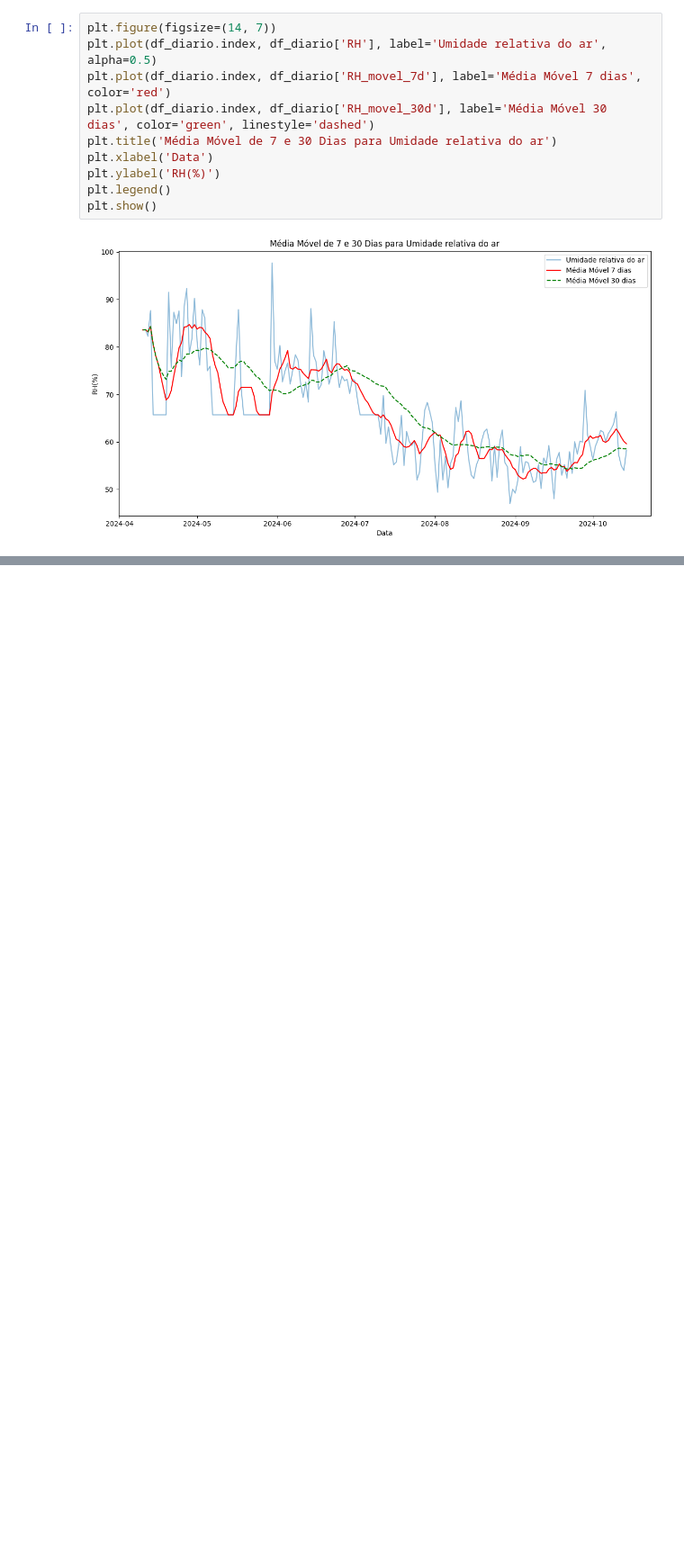
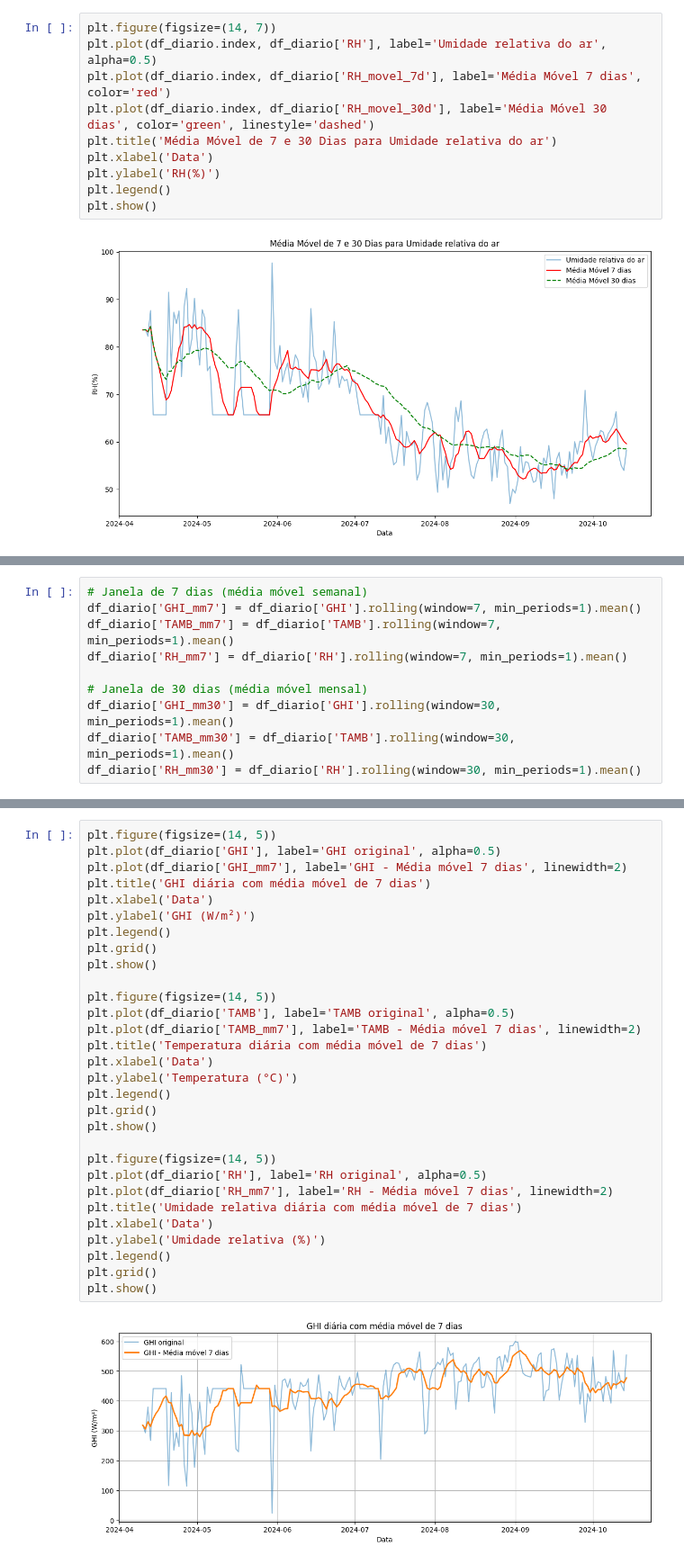
Before and after one commit to DanielCFigueira/Analise_metereologica_nordeste, a Jupyter notebook: Teste.ipynb, the cells around one changed output, grey strips where cells are left out. Shown at 90% size. Drawn from its saved outputs; the diff is of its cells as text; blank space fills up the shorter version.

```diff
--- a/Teste.ipynb
+++ b/Teste.ipynb
@@ -590,0 +598,10 @@ plt.show()
+# %%
+# Janela de 7 dias (média móvel semanal)
+df_diario['GHI_mm7'] = df_diario['GHI'].rolling(window=7, min_periods=1).mean()
+df_diario['TAMB_mm7'] = df_diario['TAMB'].rolling(window=7, min_periods=1).mean()
+df_diario['RH_mm7'] = df_diario['RH'].rolling(window=7, min_periods=1).mean()
+
+# Janela de 30 dias (média móvel mensal)
+df_diario['GHI_mm30'] = df_diario['GHI'].rolling(window=30, min_periods=1).mean()
+df_diario['TAMB_mm30'] = df_diario['TAMB'].rolling(window=30, min_periods=1).mean()
+df_diario['RH_mm30'] = df_diario['RH'].rolling(window=30, min_periods=1).mean()
@@ -590,0 +642,32 @@ plt.show()
+# %%
+plt.figure(figsize=(14, 5))
+plt.plot(df_diario['GHI'], label='GHI original', alpha=0.5)
+plt.plot(df_diario['GHI_mm7'], label='GHI - Média móvel 7 dias', linewidth=2)
+plt.title('GHI diária com média móvel de 7 dias')
+plt.xlabel('Data')
+plt.ylabel('GHI (W/m²)')
+plt.legend()
+plt.grid()
+plt.show()
+
+plt.figure(figsize=(14, 5))
+plt.plot(df_diario['TAMB'], label='TAMB original', alpha=0.5)
+plt.plot(df_diario['TAMB_mm7'], label='TAMB - Média móvel 7 dias', linewidth=2)
+plt.title('Temperatura diária com média móvel de 7 dias')
+plt.xlabel('Data')
+plt.ylabel('Temperatura (°C)')
+plt.legend()
+plt.grid()
+plt.show()
+
+plt.figure(figsize=(14, 5))
+plt.plot(df_diario['RH'], label='RH original', alpha=0.5)
+plt.plot(df_diario['RH_mm7'], label='RH - Média móvel 7 dias', linewidth=2)
+plt.title('Umidade relativa diária com média móvel de 7 dias')
+plt.xlabel('Data')
+plt.ylabel('Umidade relativa (%)')
+plt.legend()
+plt.grid()
+plt.show()
+# %% [output]
+[figure, added]
```
Also changed, not shown: parts of 6 cells of this notebook, 2 other files.
